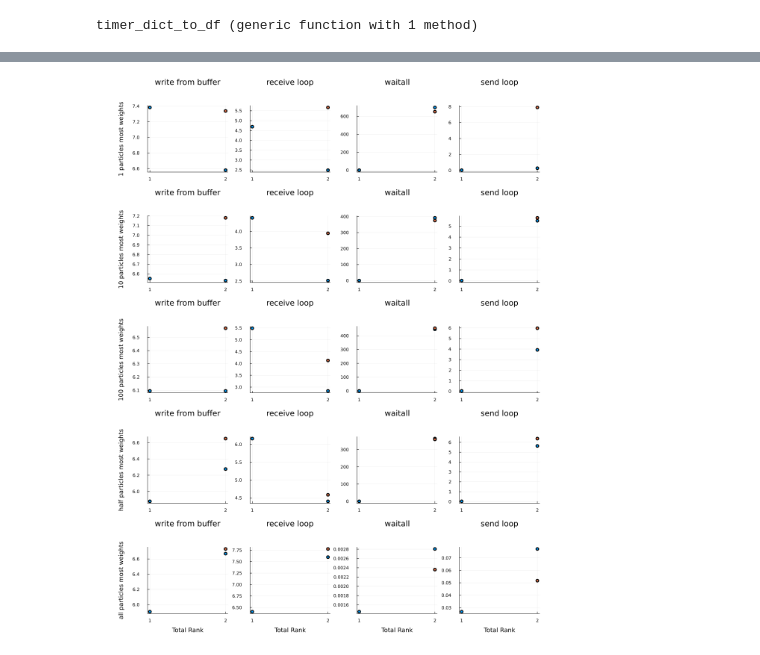
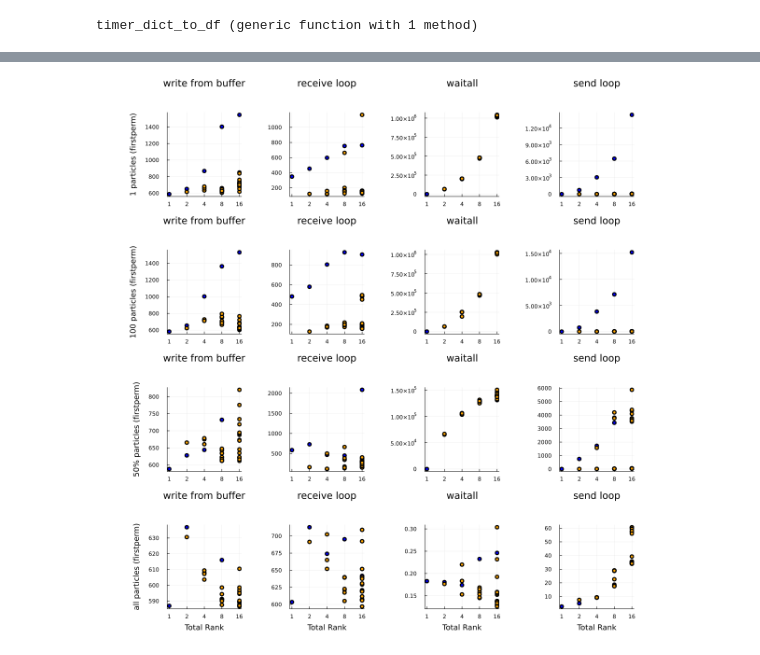
Before and after one commit to Angeladadd/ParticleDA.jl, a Jupyter notebook: extra/Plot_copy_states_julia.ipynb, the cells around one changed output, grey strips where cells are left out. Drawn from its saved outputs; the diff is of its cells as text; code cells hidden in the pictures.

```diff
--- a/extra/Plot_copy_states_julia.ipynb
+++ b/extra/Plot_copy_states_julia.ipynb
@@ -19,21 +19,22 @@ function timer_dict_to_df(timer_dict)
     rows = []
 
     for (trial, ranks) in timer_dict
-        n_important_prt, total_rank, nprt_per_rank = split(trial, ":")
-        trial_name = "$n_important_prt particles most weights"
+        n_important_prt, total_rank, nprt_per_rank, perm = split(trial, ":")
+        n_important_prt = n_important_prt == "half" ? "50%" : n_important_prt
+        trial_name = "$n_important_prt particles ($perm)"
         for (rank, timers) in ranks
             for (op, metrics) in timers["inner_timers"]
                 for (metric, value) in metrics
                     if metric == "time_ns"
-                        value = value / 1e6 # convert to milliseconds
-                        metric = "time_ms"
+                        value = value / 1e3 # Convert nanoseconds to microseconds
+                        metric = "time_micros"
                     end
                     push!(rows, (
                         trial  = String(trial_name),
+                        perm = String(perm),
                         total_rank = parse(Int, total_rank),
-                        thread_per_rank = 1,
                         nprt_per_rank = nprt_per_rank,
-                        rank   = rank,
+                        rank   = string(rank),
                         op     = String(op),
                         metric = String(metric),
                         value  = value,
@@ -52,7 +53,7 @@ h5path(rank) = joinpath(root, "../test/output", "all_timers_$(rank).h5")
 
 # 1) read the raw byte‐blob from disk, automatically closing the file
 all_timer_dfs = DataFrame()
-for rank in [1, 2]
+for rank in [1, 2, 4, 8, 16]
     blob = h5open(h5path(rank)) do f
         read(f, "all_timers")
     end
@@ -66,3 +67,6 @@ for rank in [1, 2]
     # 4) concat to all_timer_dfs
     all_timer_dfs = vcat(all_timer_dfs, timer_df)
 end
+
+# Sort by perm and trial
+all_timer_dfs = sort!(all_timer_dfs, [:trial, :perm])
@@ -72,47 +143,49 @@ println(all_timer_dfs)  # print all trial names
 # %%
-# 1) Filter & rename to just the ms timings
-df_ms = filter(row -> row.metric == "time_ms", all_timer_dfs)
-rename!(df_ms, :value => :time_ms)
+function render(df, label=false)
+  trials = unique(df.trial)
+  ops    = unique(df.op)
 
-trials = unique(df_ms.trial)
-ops    = unique(df_ms.op)
+  ntrials, nops = length(trials), length(ops)
 
-ntrials, nops = length(trials), length(ops)
+  # 2) Create an empty grid, with row & column titles
+  plt = plot(
+    layout     = (ntrials, nops),
+    legend = label ? :topleft : :none,
+    size       = (300 * nops, 300 * ntrials),
+  )
 
-# 2) Create an empty grid, with row & column titles
-plt = plot(
-  layout     = (ntrials, nops),
-  legend     = :none,              # turn off the per-rank legend
-  size       = (300 * nops, 300 * ntrials),
-)
+  # 3) Fill it in
+  for (i, trial) in enumerate(trials)
+    for (j, op) in enumerate(ops)
+      sub = df[(df.trial .== trial) .& (df.op .== op), :]
+      for rk in unique(sub.rank)
+        subrk = sub[sub.rank .== rk, :]
+        scatter!(
+          plt[i, j],
+          string.(subrk.total_rank),    # categorical x
+          subrk.time_micros;
+          marker     = :circle,
+          markersize = 4,
+          label      = rk,
+          right_margin = 10mm,
+          color      = rk == "0" ? :blue : :orange,
+        )
+      end
+      plot!(plt[i, j], title = string(op), top_margin = 10mm)
+      if j == 1
+        plot!(plt[i, j], ylabel = string(trial), left_margin = 20mm)
+      end
 
-# 3) Fill it in
-for (i, trial) in enumerate(trials)
-  for (j, op) in enumerate(ops)
-    sub = df_ms[(df_ms.trial .== trial) .& (df_ms.op .== op), :]
-    for rk in unique(sub.rank)
-      subrk = sub[sub.rank .== rk, :]
-      scatter!(
-        plt[i, j],
-        string.(subrk.total_rank),    # categorical x
-        subrk.time_ms;
-        marker     = :circle,
-        markersize = 4,
-        label      = false,
-      )
-    end
-    plot!(plt[i, j], title = string(op), top_margin = 10mm)
-    if j == 1
-      plot!(plt[i, j], ylabel = string(trial), left_margin = 20mm)
-    end
-
-    # only the bottom row gets the shared x‐axis label
-    if i == ntrials
-      plot!(plt[i, j], xlabel = "Total Rank")
+      # only the bottom row gets the shared x‐axis label
+      if i == ntrials
+        plot!(plt[i, j], xlabel = "Total Rank")
+      end
     end
   end
+
+  display(plt)
 end
-
-display(plt)
+render(first_df)
+render(rand_df)
 # %% [output]
-[figure, old version]
+[figure, new version]
```
Also changed, not shown: parts of 5 cells of this notebook, 1 other file.
